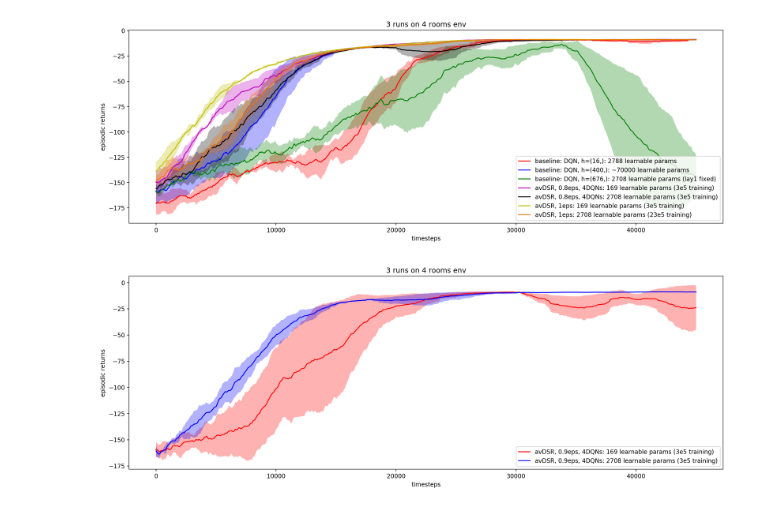
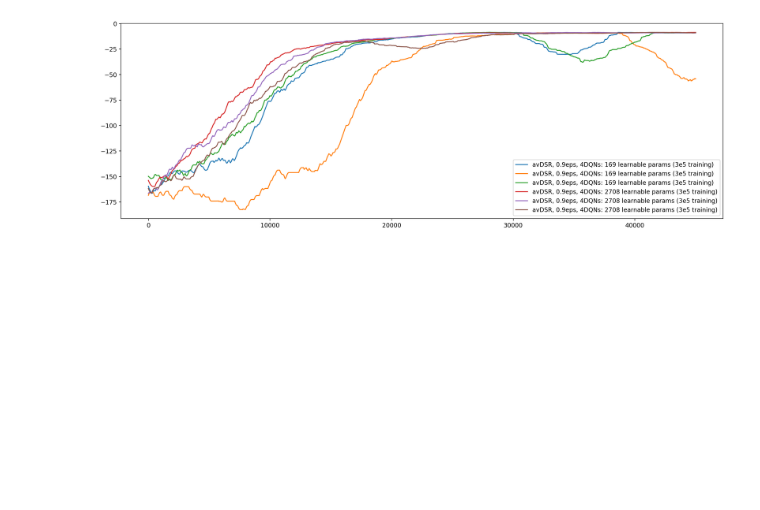
Before and after one commit to psurya1994/successor-feature-representations, a Jupyter notebook: notebooks/12-visualize-learning-curves.ipynb, the cells around one changed output. Drawn from its saved outputs; the diff is of its cells as text; code cells hidden in the pictures; blank space fills up the shorter version.

```diff
--- a/notebooks/12-visualize-learning-curves.ipynb
+++ b/notebooks/12-visualize-learning-curves.ipynb
@@ -22,13 +22,14 @@ with open('../storage/03-rewards-0.9eps.p', 'rb') as f:
 def plot_rewards(rewards, plot_seperate=True , clip=50000, title='unnamed'):
     smooth = 5000
 
-    colors = ['red', 'blue', 'green', 'm', 'k', 'y', '#ec7603', '#34495e']
+    colors = ['red', 'blue', 'green', 'm', 'k', 'y', '#ec7603', '#34495e', '#999999']
 
     plt.figure(figsize=(18,6), dpi=200)
     if(plot_seperate):
         for k, v in rewards.items():
             for t, r in zip(v[0], v[1]):
-                plt.plot(t, r, label=k)
+#                 plt.plot(t, r, label=k)
+                plt.plot(convolve(np.interp(np.arange(clip), t, r), smooth),label=k)
         plt.legend(), plt.show()
         return
 
@@ -46,8 +47,7 @@ def plot_rewards(rewards, plot_seperate=True , clip=50000, title='unnamed'):
     plt.title(title)
     plt.legend(loc='lower right'), plt.show()
 # %%
-plot_rewards(rewards1, plot_seperate=False, title='3 runs on 4 rooms env')
-plot_rewards(rewards2, plot_seperate=False, title='3 runs on 4 rooms env')
+# plot_rewards({**rewards1,**rewards2}, plot_seperate=False, title='3 runs on 4 rooms env')
+plot_rewards(rewards2, plot_seperate=True, title='3 runs on 4 rooms env')
 # %% [output]
-[figure, old version]
+[figure, new version]
-[figure, removed]
```
Also changed, not shown: parts of 1 cell of this notebook, 4 other files.
